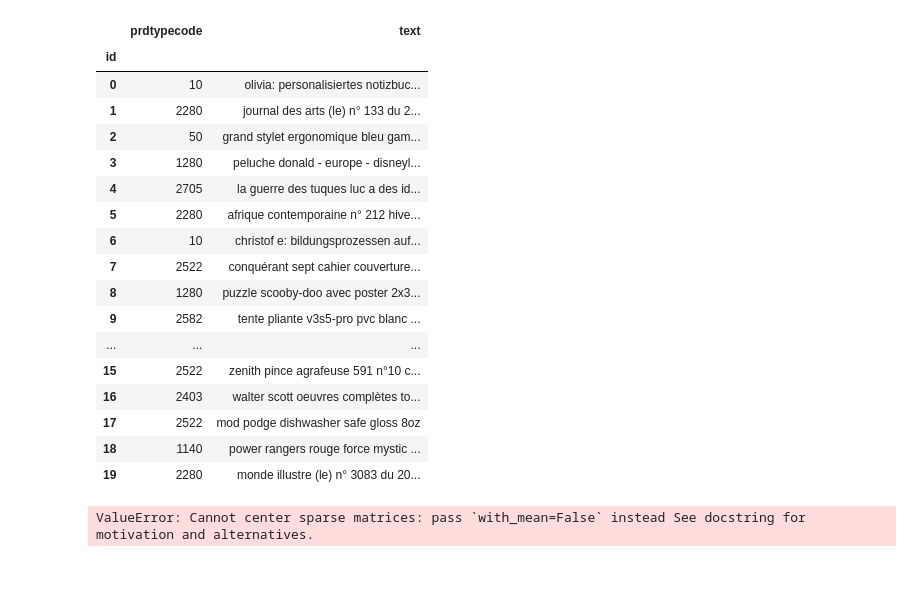
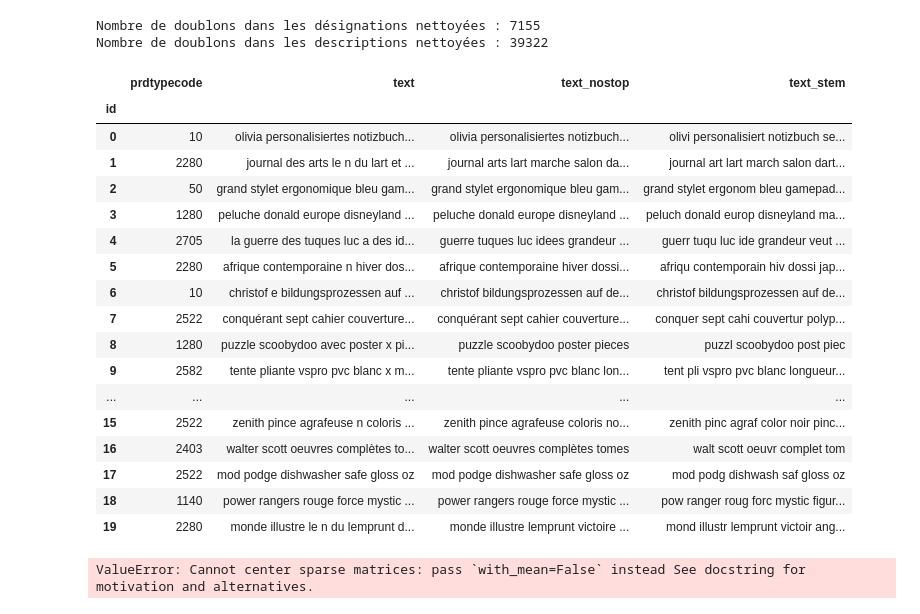
Before and after one commit to YacineA7/Rakuten-MLE-DEC25, a Jupyter notebook: notebooks/SVM_Linear_model.ipynb, the cells around one changed output. Drawn from its saved outputs; the diff is of its cells as text; code cells hidden in the pictures; blank space fills up the shorter version.

```diff
--- a/notebooks/SVM_Linear_model.ipynb
+++ b/notebooks/SVM_Linear_model.ipynb
@@ -176,7 +149,7 @@ def clean_text(text):
 
     return text
 # %%
-# Nettoyage du texte
+# Nettoyage du texte simple pour les colonnes de texte
 full_data['clean_designation'] = full_data['designation'].apply(clean_text)
 full_data['clean_description'] = full_data['description'].apply(clean_text)
 
@@ -187,27 +160,60 @@ duplicate_description = full_data['clean_description'].duplicated().sum()
 # Concaténation des désignations et descriptions nettoyées pour l'analyse de texte
 full_data['text'] = full_data['clean_designation'] + ' ' + full_data['clean_description']
 
-# Création d'un nouveau dataframe pour l'analyse de texte
-clean_data = full_data.drop(columns=['designation', 'description', 'productid', 'imageid','clean_designation','clean_description','len_description', 'len_designation',], axis=1)
-display(clean_data.head(20))
+# Affichage du nombre de doublons
+print(f"Nombre de doublons dans les désignations nettoyées : {duplicate_designation}")
+print(f"Nombre de doublons dans les descriptions nettoyées : {duplicate_description}")
 # %% [output]
-|  | prdtypecode | text |
-| id |  |  |
-| 0 | 10 | olivia: personalisiertes notizbuc... |
-| 1 | 2280 | journal des arts (le) n° 133 du 2... |
-| 2 | 50 | grand stylet ergonomique bleu gam... |
-| 3 | 1280 | peluche donald - europe - disneyl... |
-| 4 | 2705 | la guerre des tuques luc a des id... |
-| 5 | 2280 | afrique contemporaine n° 212 hive... |
-| 6 | 10 | christof e: bildungsprozessen auf... |
-| 7 | 2522 | conquérant sept cahier couverture... |
-| 8 | 1280 | puzzle scooby-doo avec poster 2x3... |
-| 9 | 2582 | tente pliante v3s5-pro pvc blanc ... |
-| ... | ... | ... |
-| 15 | 2522 | zenith pince agrafeuse 591 n°10 c... |
-| 16 | 2403 | walter scott oeuvres complètes to... |
-| 17 | 2522 | mod podge dishwasher safe gloss 8oz |
-| 18 | 1140 | power rangers rouge force mystic ... |
-| 19 | 2280 | monde illustre (le) n° 3083 du 20... |
+Nombre de doublons dans les désignations nettoyées : 7155
+Nombre de doublons dans les descriptions nettoyées : 39322
+# %%
+# Création d'un nouveau dataframe "nettoyé" pour l'analyse de texte
+clean_data = full_data.drop(columns=['designation', 'description', 'productid', 'imageid','clean_designation','clean_description'], axis=1)
+
+# Chargement des stopwords français et anglais
+stop_fr = set(stopwords.words("french"))  # Stopwords français
+stop_en = set(stopwords.words("english"))  # Stopwords anglais
+stop_all = stop_fr.union(stop_en)  # Union des deux listes
+
+def delete_stopwords(text):
+    """
+    Suppression des mots vides (stopwords)
+    """
+    return " ".join([w for w in text.split() if w not in stop_all and len(w) > 1])  # Garde mots > 1 caractère
+
+# Application de la suppression des stopwords
+clean_data["text_nostop"] = clean_data['text'].apply(delete_stopwords)  # Texte sans stopwords
+
+# Stemming français (réduction des mots à leur racine)
+stemmer = SnowballStemmer("french")  # Stemmer optimisé pour le français
+def stem_text(text):
+    """
+    Application du stemming sur chaque mot
+    """
+    return " ".join([stemmer.stem(w) for w in text.split()])  # Stemming mot par mot
+
+# Application du stemming
+clean_data["text_stem"] = clean_data["text_nostop"].apply(stem_text)  # Texte stemmé final
+# %%
+clean_data.head(20)
+# %% [output]
+|  | prdtypecode | text | text_nostop | text_stem |
+| id |  |  |  |  |
+| 0 | 10 | olivia personalisiertes notizbuch... | olivia personalisiertes notizbuch... | olivi personalisiert notizbuch se... |
+| 1 | 2280 | journal des arts le n du lart et ... | journal arts lart marche salon da... | journal art lart march salon dart... |
+| 2 | 50 | grand stylet ergonomique bleu gam... | grand stylet ergonomique bleu gam... | grand stylet ergonom bleu gamepad... |
+| 3 | 1280 | peluche donald europe disneyland ... | peluche donald europe disneyland ... | peluch donald europ disneyland ma... |
+| 4 | 2705 | la guerre des tuques luc a des id... | guerre tuques luc idees grandeur ... | guerr tuqu luc ide grandeur veut ... |
+| 5 | 2280 | afrique contemporaine n hiver dos... | afrique contemporaine hiver dossi... | afriqu contemporain hiv dossi jap... |
+| 6 | 10 | christof e bildungsprozessen auf ... | christof bildungsprozessen auf de... | christof bildungsprozessen auf de... |
+| 7 | 2522 | conquérant sept cahier couverture... | conquérant sept cahier couverture... | conquer sept cahi couvertur polyp... |
+| 8 | 1280 | puzzle scoobydoo avec poster x pi... | puzzle scoobydoo poster pieces | puzzl scoobydoo post piec |
+| 9 | 2582 | tente pliante vspro pvc blanc x m... | tente pliante vspro pvc blanc lon... | tent pli vspro pvc blanc longueur... |
+| ... | ... | ... | ... | ... |
+| 15 | 2522 | zenith pince agrafeuse n coloris ... | zenith pince agrafeuse coloris no... | zenith pinc agraf color noir pinc... |
+| 16 | 2403 | walter scott oeuvres complètes to... | walter scott oeuvres complètes tomes | walt scott oeuvr complet tom |
+| 17 | 2522 | mod podge dishwasher safe gloss oz | mod podge dishwasher safe gloss oz | mod podg dishwash saf gloss oz |
+| 18 | 1140 | power rangers rouge force mystic ... | power rangers rouge force mystic ... | pow ranger roug forc mystic figur... |
+| 19 | 2280 | monde illustre le n du lemprunt d... | monde illustre lemprunt victoire ... | mond illustr lemprunt victoir ang... |
 # %%
 # Préparation des données pour l'analyse de texte
```
Also changed, not shown: parts of 5 cells of this notebook.
